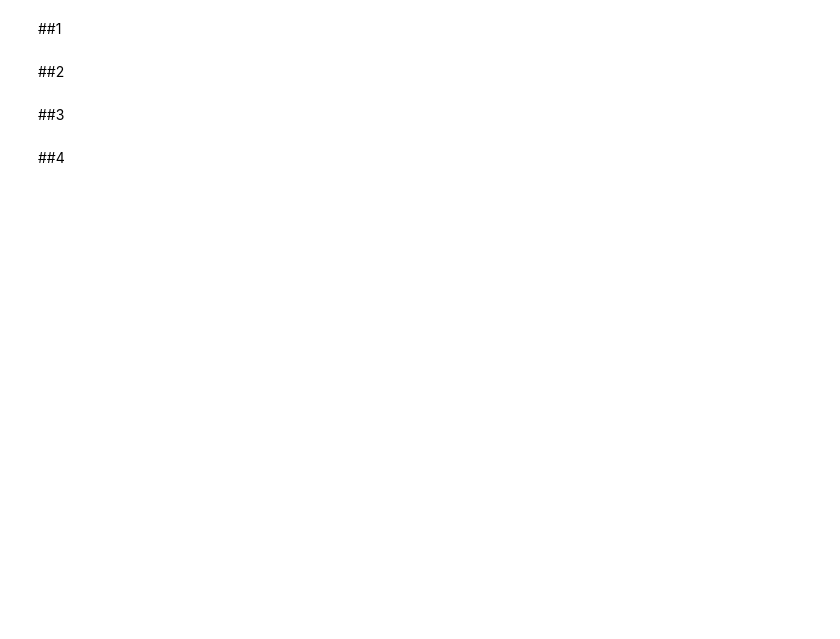
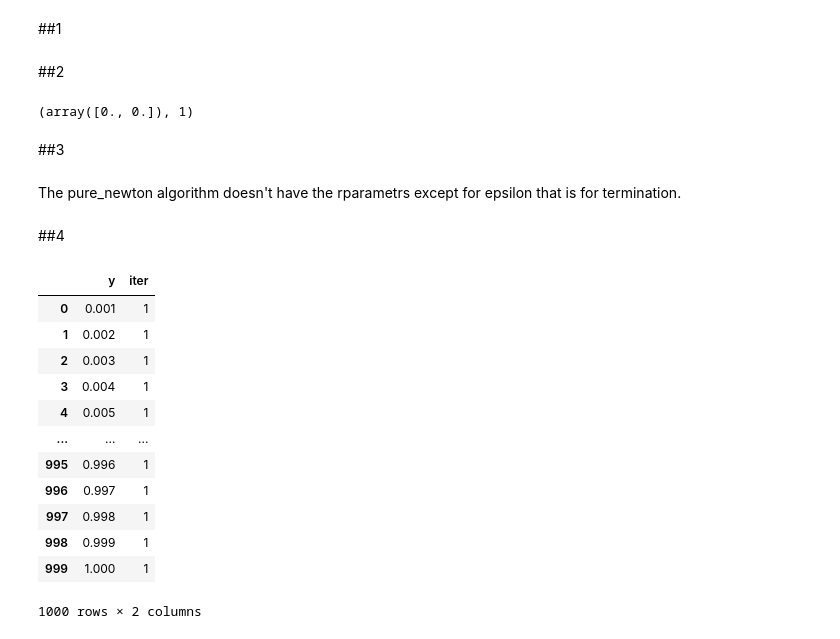
Before and after one commit to garfield-gray/Optimization, a Jupyter notebook: NonConvex/gradient_method.ipynb, the cells around one changed output. Drawn from its saved outputs; the diff is of its cells as text; code cells hidden in the pictures; blank space fills up the shorter version.

```diff
--- a/NonConvex/gradient_method.ipynb
+++ b/NonConvex/gradient_method.ipynb
@@ -177,8 +168,59 @@ iter =  17 f(x) = 0.000000
 # %% [markdown]
 ##1
+# %%
+def pure_netwon(f, g, h, x0, epsilon):
+  x = x0
+  gval = g(x)
+  hval = h(x)
+  iter = 0
+  while la.norm(gval) > epsilon and iter < 10000:
+    iter = iter + 1
+    x = x - la.solve(hval, gval)
+    fun_val = f(x)
+    gval = g(x)
+    hval = h(x)
+    # print('iter = {0:3d}'.format(iter),\
+    #       'f(x) = {0:2.6f}'.format(fun_val))
+    if (iter==10000):
+      print('did not converge')
+  return x, iter
 # %% [markdown]
 ##2
+# %%
+A = np.array([[1, 0], [0, 0.01]])
+f = lambda x : x @ A @ x
+g = lambda x : 2 * A @ x
+h = lambda x : 2 * A
+x0 = np.array([2.0, 1.0])
+pure_netwon(f, g, h, x0, 1e-6)
+# %% [output]
+(array([0., 0.]), 1)
 # %% [markdown]
 ##3
+# %% [markdown]
+The pure_newton algorithm doesn't have the rparametrs except for epsilon that is for termination.
 # %% [markdown]
 ##4
+# %%
+dfp = pd.DataFrame(columns=["y", "iter"])
+
+for y in np.arange(0.001, 1.001, 0.001):
+  A = np.array([[1, 0], [0, y]])
+  new_row = {"y": y, "iter": pure_netwon(f, g, h, x0, 1e-6)[1]}
+  dfp = pd.concat([dfp, pd.DataFrame([new_row])], ignore_index=True)
+# %%
+dfp
+# %% [output]
+|  | y | iter |
+| 0 | 0.001 | 1 |
+| 1 | 0.002 | 1 |
+| 2 | 0.003 | 1 |
+| 3 | 0.004 | 1 |
+| 4 | 0.005 | 1 |
+| ... | ... | ... |
+| 995 | 0.996 | 1 |
+| 996 | 0.997 | 1 |
+| 997 | 0.998 | 1 |
+| 998 | 0.999 | 1 |
+| 999 | 1.000 | 1 |
+1000 rows × 2 columns
```
Also changed, not shown: parts of 14 cells of this notebook.
